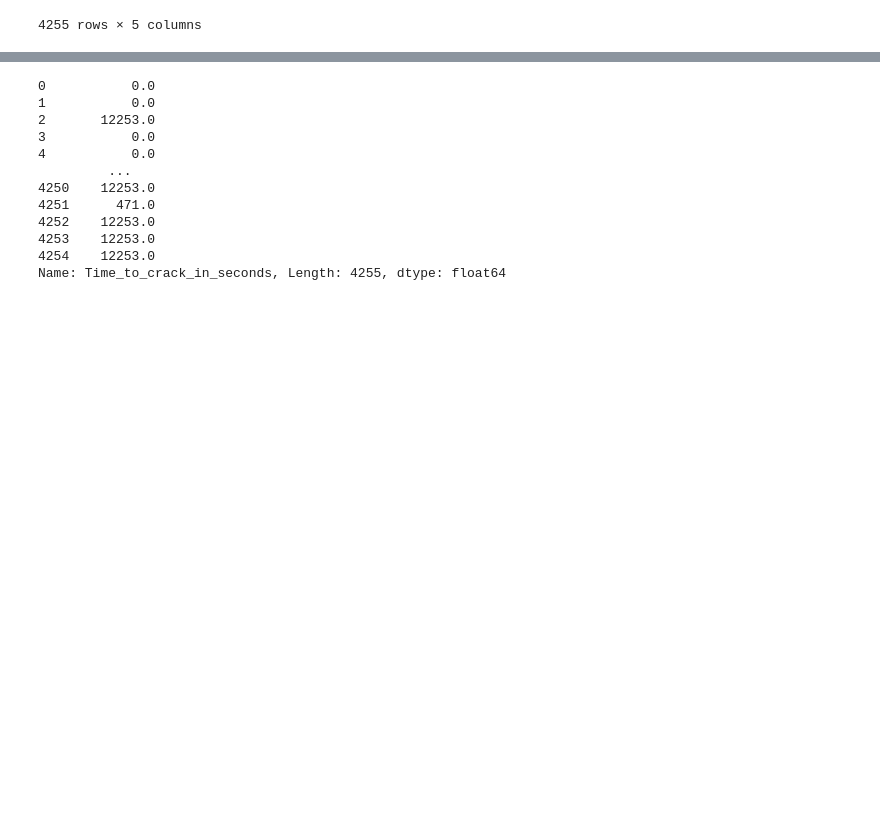
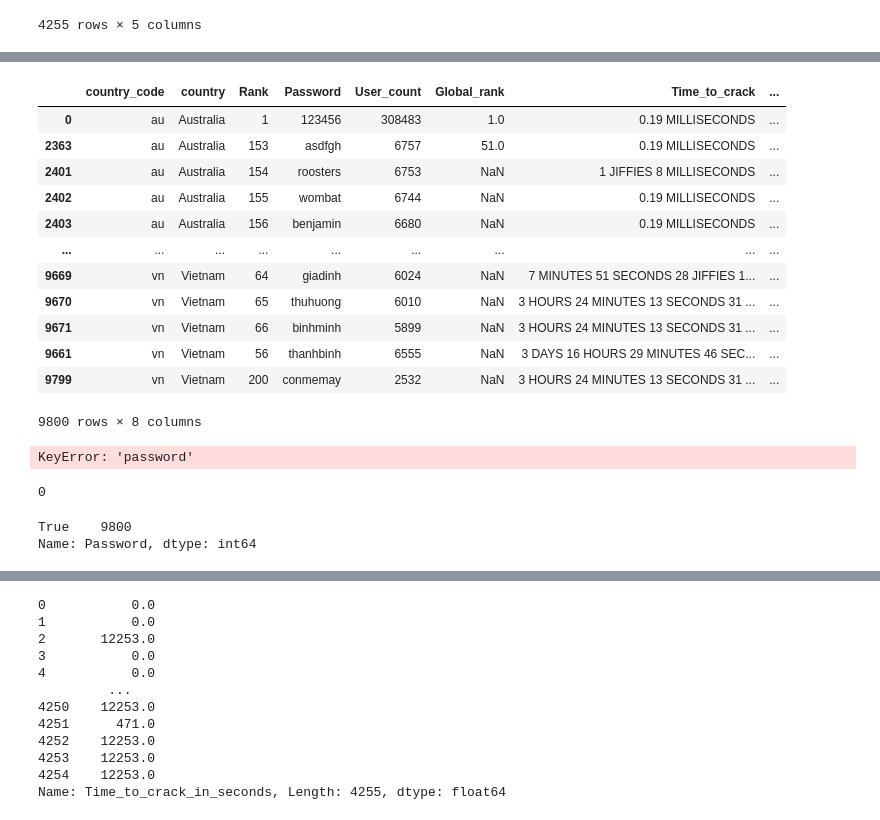
Before and after one commit to mintysnow/PasswordPyProj, a Jupyter notebook: py proj-Copy1.ipynb, the cells around one changed output, grey strips where cells are left out. Saved outputs shown, nothing was run; the diff lists cells and outputs as text; code cells hidden in the pictures; blank space fills up the shorter version.

```diff
--- a/py proj-Copy1.ipynb
+++ b/py proj-Copy1.ipynb
@@ -55,0 +94,29 @@ p20
+# %%
+pw_updated.sort_values("country", ascending = True)
+# %% [output]
+|  | country_code | country | Rank | Password | User_count | Global_rank | Time_to_crack | ... |
+| 0 | au | Australia | 1 | 123456 | 308483 | 1.0 | 0.19 MILLISECONDS | ... |
+| 2363 | au | Australia | 153 | asdfgh | 6757 | 51.0 | 0.19 MILLISECONDS | ... |
+| 2401 | au | Australia | 154 | roosters | 6753 | NaN | 1 JIFFIES 8 MILLISECONDS | ... |
+| 2402 | au | Australia | 155 | wombat | 6744 | NaN | 0.19 MILLISECONDS | ... |
+| 2403 | au | Australia | 156 | benjamin | 6680 | NaN | 0.19 MILLISECONDS | ... |
+| ... | ... | ... | ... | ... | ... | ... | ... | ... |
+| 9669 | vn | Vietnam | 64 | giadinh | 6024 | NaN | 7 MINUTES 51 SECONDS 28 JIFFIES 1... | ... |
+| 9670 | vn | Vietnam | 65 | thuhuong | 6010 | NaN | 3 HOURS 24 MINUTES 13 SECONDS 31 ... | ... |
+| 9671 | vn | Vietnam | 66 | binhminh | 5899 | NaN | 3 HOURS 24 MINUTES 13 SECONDS 31 ... | ... |
+| 9661 | vn | Vietnam | 56 | thanhbinh | 6555 | NaN | 3 DAYS 16 HOURS 29 MINUTES 46 SEC... | ... |
+| 9799 | vn | Vietnam | 200 | conmemay | 2532 | NaN | 3 HOURS 24 MINUTES 13 SECONDS 31 ... | ... |
+9800 rows × 8 columns
+# %%
+test['password'].value_counts()
+# %% [output]
+KeyError: 'password'
+# %%
+test['Password'].isnull().sum()
+# %% [output]
+0
+# %%
+pw['Password'].isin(p20['password']).value_counts()
+# %% [output]
+True    9800
+Name: Password, dtype: int64
```
Also changed, not shown: parts of 10 cells of this notebook, 8 other files.
